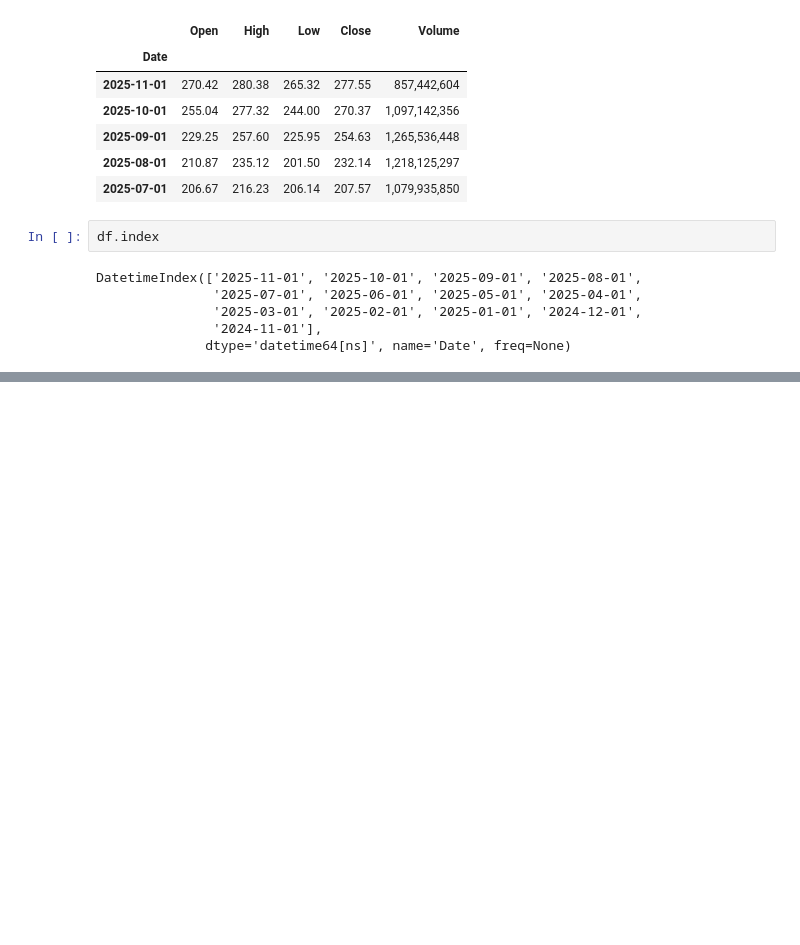
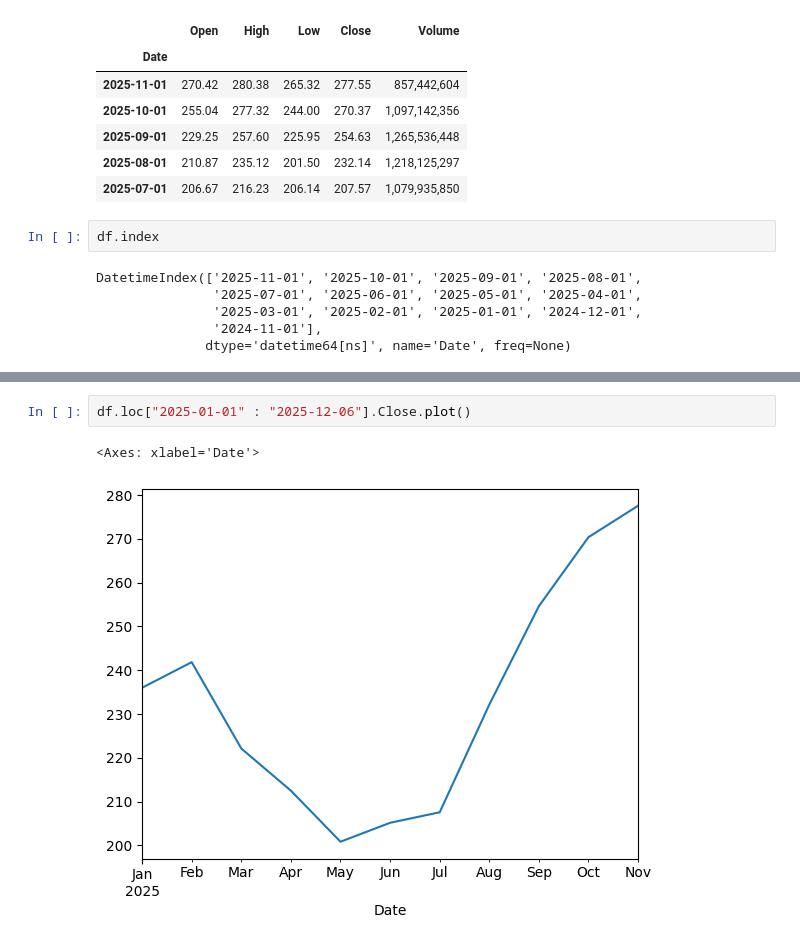
Before and after one commit to bhanu8352/Data_Stack_learning, a Jupyter notebook: Timeseries/time.ipynb, the cells around one changed output, grey strips where cells are left out. Cells and saved outputs as stored; diff of their text form; blank space fills up the shorter version.

```diff
--- a/Timeseries/time.ipynb
+++ b/Timeseries/time.ipynb
@@ -28,0 +41,5 @@ np.float64(219.74833333333333)
+# %%
+df.loc["2025-01-01" : "2025-12-06"].Close.plot()
+# %% [output]
+<Axes: xlabel='Date'>
+[figure, added]
```
Also changed, not shown: parts of 3 cells of this notebook, 2 other files.
